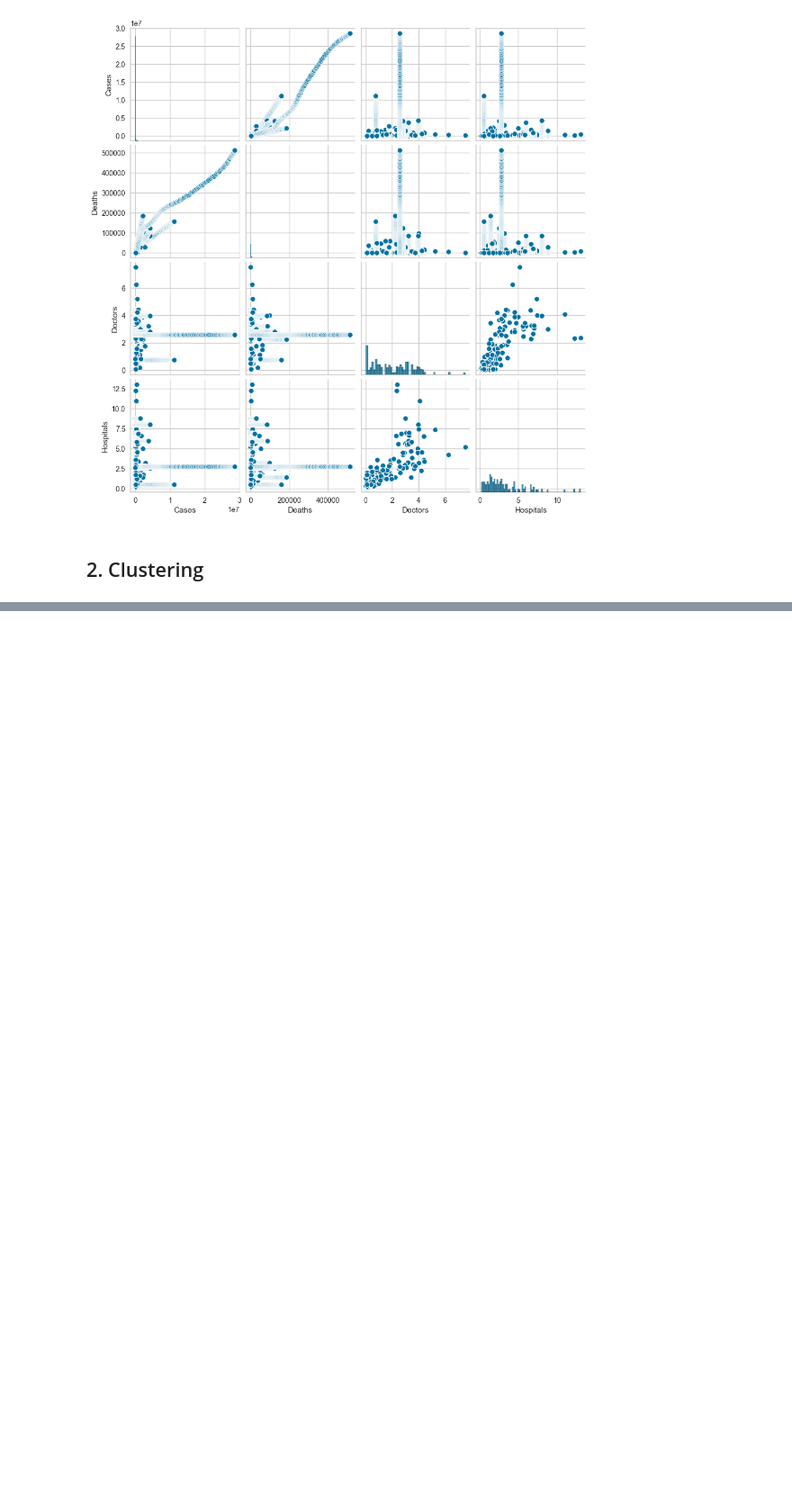
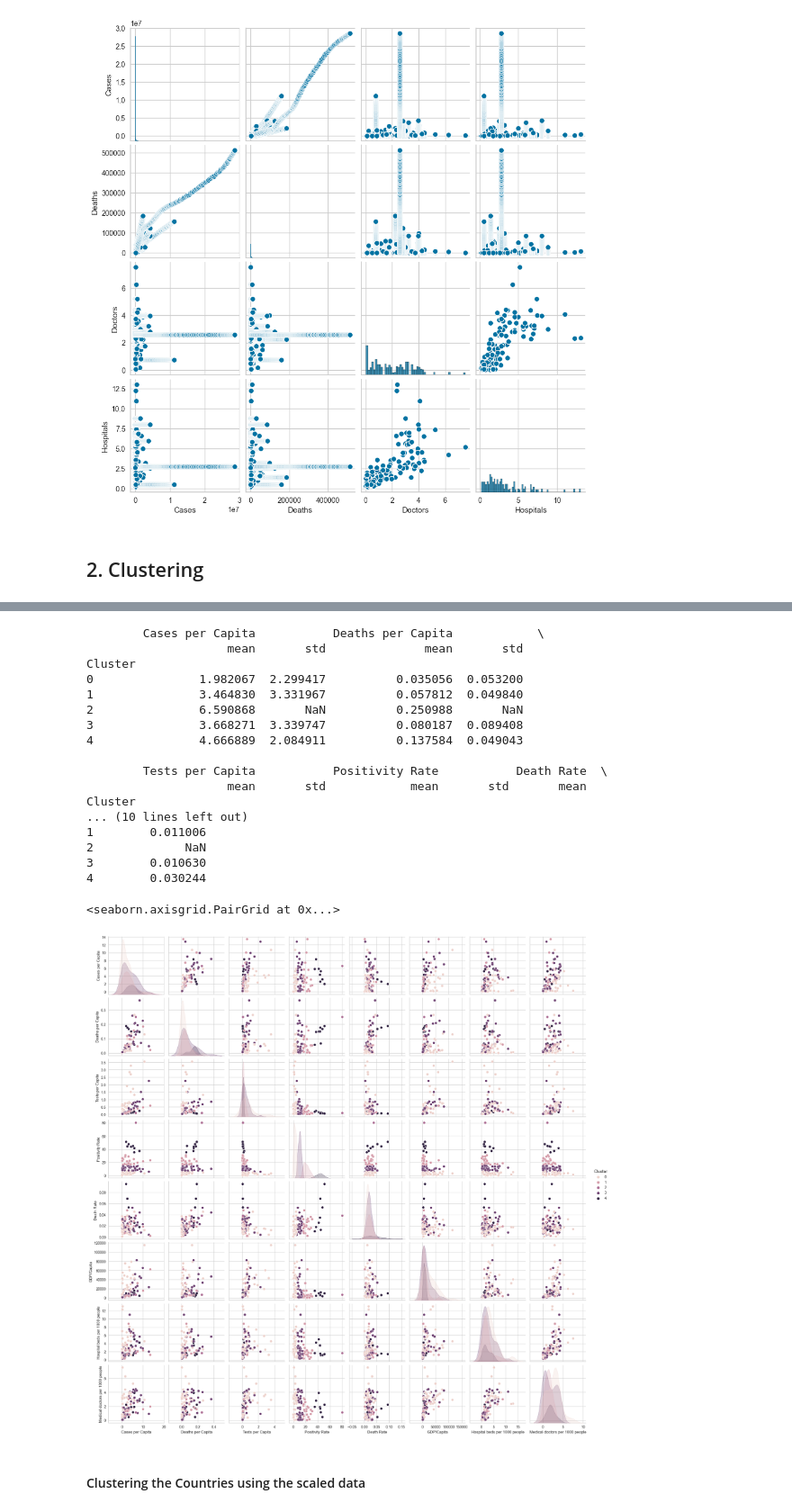
Before and after one commit to iloudaros/CoVID-Findings-Project, a Jupyter notebook: CoVID19_findings.ipynb, the cells around one changed output, grey strips where cells are left out. Shown at 90% size. Drawn from its saved outputs; the diff is of its cells as text; code cells hidden in the pictures; blank space fills up the shorter version.

```diff
--- a/CoVID19_findings.ipynb
+++ b/CoVID19_findings.ipynb
@@ -299,0 +334,25 @@ country_features['Death Rate'] = country_features['Deaths'] / country_features['
+# %%
+# We run KMeans with optimal k=4 and then add the cluster labels to the dataframe
+kmeans = KMeans(n_clusters=5, n_init=10)
+kmeans.fit(country_features[features])
+country_features['Cluster'] = kmeans.labels_
+
+
+
+
+#Presenting the clusters
+print("----------------Cluster 0----------------------")
+# print(country_features[country_features['Cluster'] == 0]['Entity'])
+print("Cluster 0 contains",country_features[country_features['Cluster'] == 0]['Entity'].count(),"countries")
+
+print("----------------Cluster 1----------------------")
+# print(country_features[country_features['Cluster'] == 1]['Entity'])
+print("Cluster 1 contains",country_features[country_features['Cluster'] == 1]['Entity'].count(),"countries")
+
+print("----------------Cluster 2----------------------")
+# print(country_features[country_features['Cluster'] == 2]['Entity'])
+print("Cluster 2 contains",country_features[country_features['Cluster'] == 2]['Entity'].count(),"countries")
+
+print("----------------Cluster 3----------------------")
+# print(country_features[country_features['Cluster'] == 3]['Entity'])
+print("Cluster 3 contains",country_features[country_features['Cluster'] == 3]['Entity'].count(),"countries")
@@ -299,0 +368,28 @@ country_features['Death Rate'] = country_features['Deaths'] / country_features['
+# %%
+# Getting some statistics about the clusters
+print(country_features.groupby('Cluster').agg({'Cases per Capita': ['mean', 'std'], 'Deaths per Capita': ['mean', 'std'], 'Tests per Capita': ['mean', 'std'], 'Positivity Rate': ['mean', 'std'], 'Death Rate': ['mean', 'std']}))
+
+# Visualize the clusters
+sns.pairplot(country_features, hue='Cluster', vars=['Cases per Capita', 'Deaths per Capita', 'Tests per Capita', 'Positivity Rate', 'Death Rate', 'GDP/Capita', 'Hospital beds per 1000 people', 'Medical doctors per 1000 people'])
+# %% [output]
+        Cases per Capita           Deaths per Capita            \
+                    mean       std              mean       std
+Cluster
+0               1.982067  2.299417          0.035056  0.053200
+1               3.464830  3.331967          0.057812  0.049840
+2               6.590868       NaN          0.250988       NaN
+3               3.668271  3.339747          0.080187  0.089408
+4               4.666889  2.084911          0.137584  0.049043
+
+        Tests per Capita           Positivity Rate           Death Rate  \
+                    mean       std            mean       std       mean
+Cluster
+... (10 lines left out)
+1        0.011006
+2             NaN
+3        0.010630
+4        0.030244
+<seaborn.axisgrid.PairGrid at 0x...>
+[figure, added]
+# %% [markdown]
+#### Clustering the Countries using the scaled data
```
Also changed, not shown: parts of 12 cells of this notebook, 4 other files.
